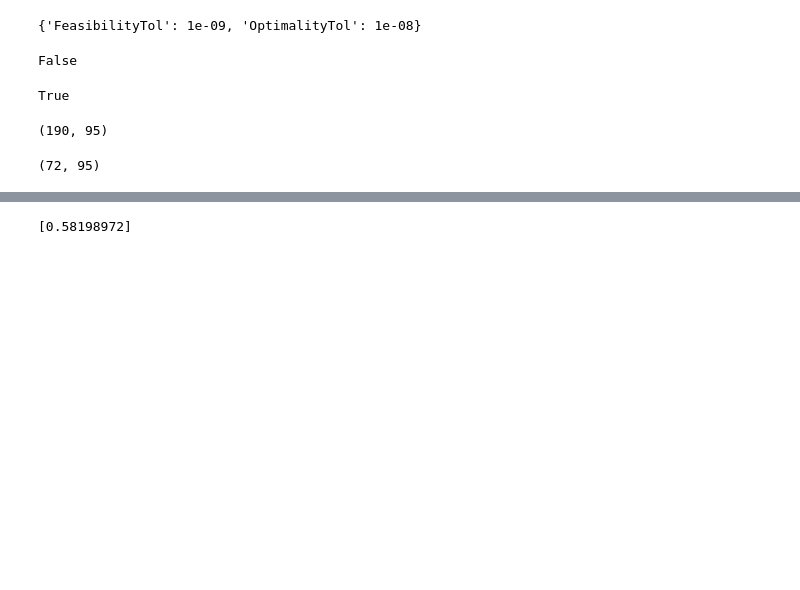
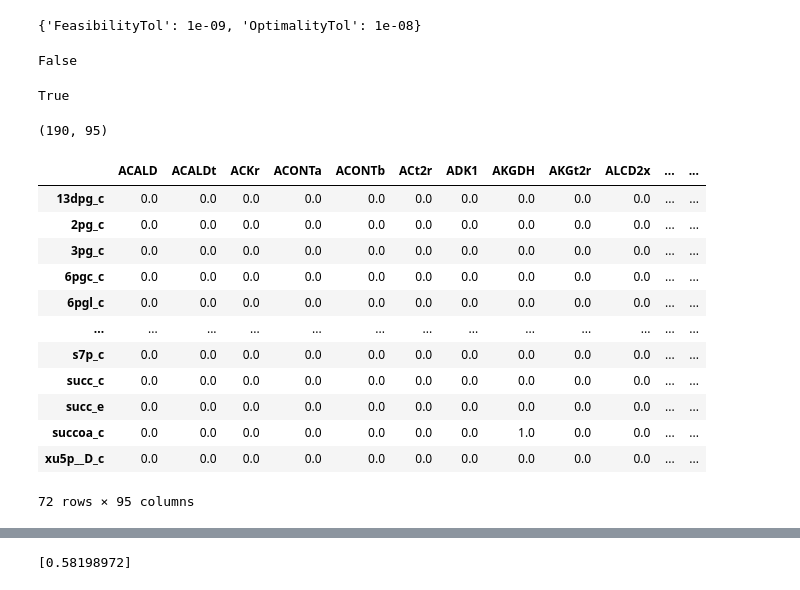
Before and after one commit to GeomScale/dingo, a Jupyter notebook: doc/polyround_hopsy_tests.ipynb, the cells around one changed output, grey strips where cells are left out. Cells and saved outputs as stored; diff of their text form; code cells hidden in the pictures; blank space fills up the shorter version.

```diff
--- a/doc/polyround_hopsy_tests.ipynb
+++ b/doc/polyround_hopsy_tests.ipynb
@@ -160,6 +162,18 @@ polytope.A.shape
 # %% [output]
 (190, 95)
 # %%
-polytope.S.shapepe
+polytope.S
 # %% [output]
+|  | ACALD | ACALDt | ACKr | ACONTa | ACONTb | ACt2r | ADK1 | AKGDH | AKGt2r | ALCD2x | ... | ... |
+| 13dpg_c | 0.0 | 0.0 | 0.0 | 0.0 | 0.0 | 0.0 | 0.0 | 0.0 | 0.0 | 0.0 | ... | ... |
+| 2pg_c | 0.0 | 0.0 | 0.0 | 0.0 | 0.0 | 0.0 | 0.0 | 0.0 | 0.0 | 0.0 | ... | ... |
+| 3pg_c | 0.0 | 0.0 | 0.0 | 0.0 | 0.0 | 0.0 | 0.0 | 0.0 | 0.0 | 0.0 | ... | ... |
+| 6pgc_c | 0.0 | 0.0 | 0.0 | 0.0 | 0.0 | 0.0 | 0.0 | 0.0 | 0.0 | 0.0 | ... | ... |
+| 6pgl_c | 0.0 | 0.0 | 0.0 | 0.0 | 0.0 | 0.0 | 0.0 | 0.0 | 0.0 | 0.0 | ... | ... |
+| ... | ... | ... | ... | ... | ... | ... | ... | ... | ... | ... | ... | ... |
+| s7p_c | 0.0 | 0.0 | 0.0 | 0.0 | 0.0 | 0.0 | 0.0 | 0.0 | 0.0 | 0.0 | ... | ... |
+| succ_c | 0.0 | 0.0 | 0.0 | 0.0 | 0.0 | 0.0 | 0.0 | 0.0 | 0.0 | 0.0 | ... | ... |
+| succ_e | 0.0 | 0.0 | 0.0 | 0.0 | 0.0 | 0.0 | 0.0 | 0.0 | 0.0 | 0.0 | ... | ... |
+| succoa_c | 0.0 | 0.0 | 0.0 | 0.0 | 0.0 | 0.0 | 0.0 | 1.0 | 0.0 | 0.0 | ... | ... |
+| xu5p__D_c | 0.0 | 0.0 | 0.0 | 0.0 | 0.0 | 0.0 | 0.0 | 0.0 | 0.0 | 0.0 | ... | ... |
-(72, 95)
+72 rows × 95 columns
```
Also changed, not shown: parts of 20 cells of this notebook.
